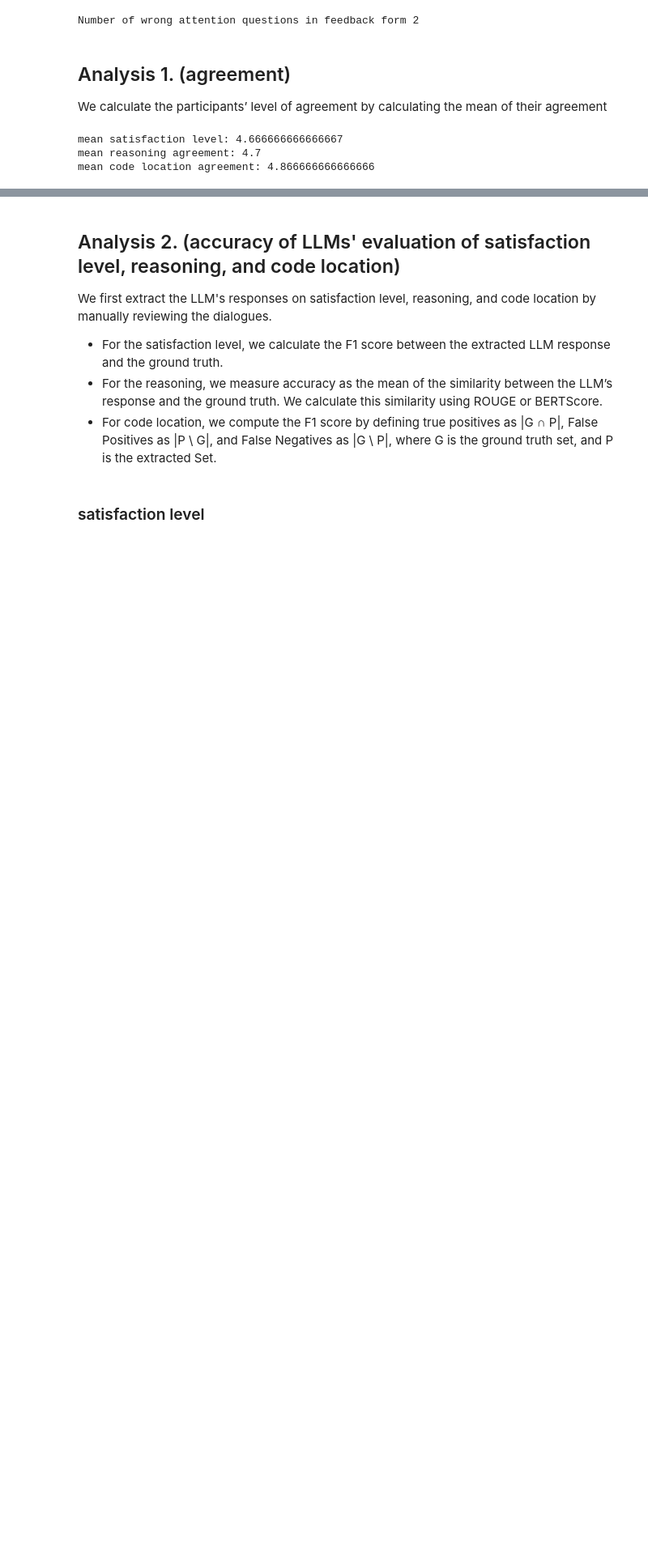
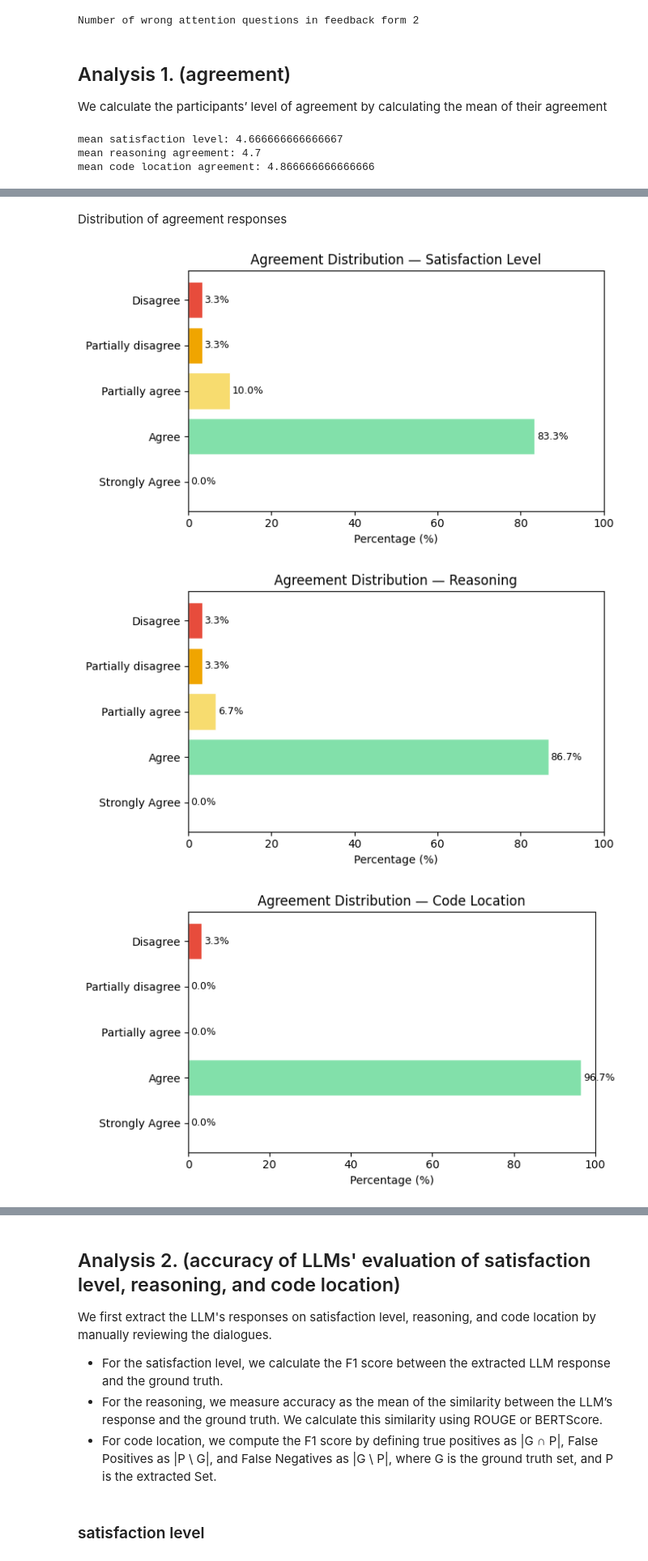
Before and after one commit to PERC-Lab/DialoguePolicyNFR, a Jupyter notebook: Pilot/merge/analysis.ipynb, the cells around one changed output, grey strips where cells are left out. Shown at 81% size. Saved outputs shown, nothing was run; the diff lists cells and outputs as text; code cells hidden in the pictures; blank space fills up the shorter version.

```diff
--- a/Pilot/merge/analysis.ipynb
+++ b/Pilot/merge/analysis.ipynb
@@ -66,0 +312,33 @@ mean code location agreement: 4.866666666666666
+# %% [markdown]
+Distribution of agreement responses
+# %%
+import matplotlib.pyplot as plt
+import pandas as pd
+from collections import Counter
+
+for q_key, q_label in [("q1_agreement", "Satisfaction Level"), ("q2_agreement", "Reasoning"), ("q3_agreement", "Code Location")]:
+    all_responses = [r[q_key] for responses in nfr_responses_filtered.values() for r in responses]
+    counts = Counter(all_responses)
+
+    categories = ["Strongly Agree", "Agree", "Partially agree", "Partially disagree", "Disagree"]
+    # adjust to your actual response options
+    values = [counts.get(c, 0) for c in categories]
+    total = sum(values)
+    percentages = [v / total * 100 for v in values]
+
+    fig, ax = plt.subplots(figsize=(7, 4))
+    colors = ["#2ecc71", "#82e0aa", "#f7dc6f", "#f0a500", "#e74c3c"]
+    bars = ax.barh(categories, percentages, color=colors, edgecolor="white")
+    ax.set_xlabel("Percentage (%)")
+    ax.set_title(f"Agreement Distribution — {q_label}")
+    for bar, pct in zip(bars, percentages):
+        ax.text(bar.get_width() + 0.5, bar.get_y() + bar.get_height()/2,
+                f"{pct:.1f}%", va="center", fontsize=9)
+    ax.set_xlim(0, 100)
+    plt.tight_layout()
+    plt.savefig(f"distribution_{q_label.replace(' ', '_')}.png", dpi=150)
+    plt.show()
+# %% [output]
+[figure, added]
+[figure, added]
+[figure, added]
```
Also changed, not shown: parts of 26 cells of this notebook, 18 other files.
